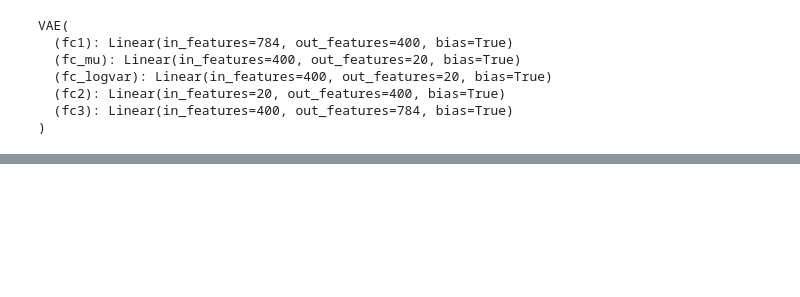
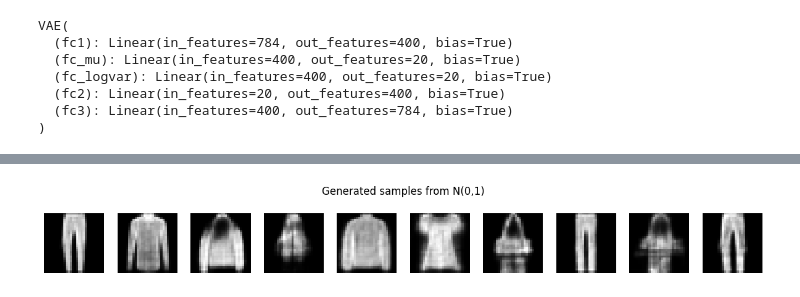
Before and after one commit to MateuszDziamba/assigment_5, a Jupyter notebook: 51.ipynb, the cells around one changed output, grey strips where cells are left out. Drawn from its saved outputs; the diff is of its cells as text; code cells hidden in the pictures; blank space fills up the shorter version.

```diff
--- a/51.ipynb
+++ b/51.ipynb
@@ -188,0 +185,19 @@ plt.show()
+# %%
+model.eval()
+n_samples = 10
+
+with torch.no_grad():
+    z = torch.randn(n_samples, latent_dim).to(device)
+    generated = model.decode(z)
+
+generated = generated.cpu().view(-1, 28, 28)
+
+fig, axes = plt.subplots(1, n_samples, figsize=(n_samples * 1.2, 1.6))
+for i in range(n_samples):
+    axes[i].imshow(generated[i], cmap="gray")
+    axes[i].axis("off")
+plt.suptitle("Generated samples from N(0,1)")
+plt.tight_layout()
+plt.show()
+# %% [output]
+[figure, added]
```
Also changed, not shown: parts of 6 cells of this notebook.
